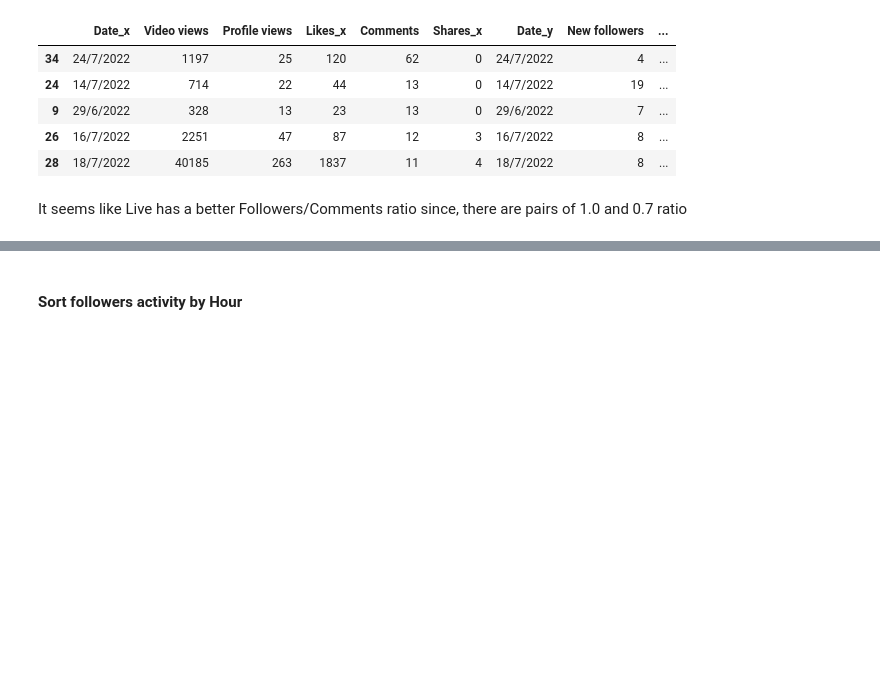
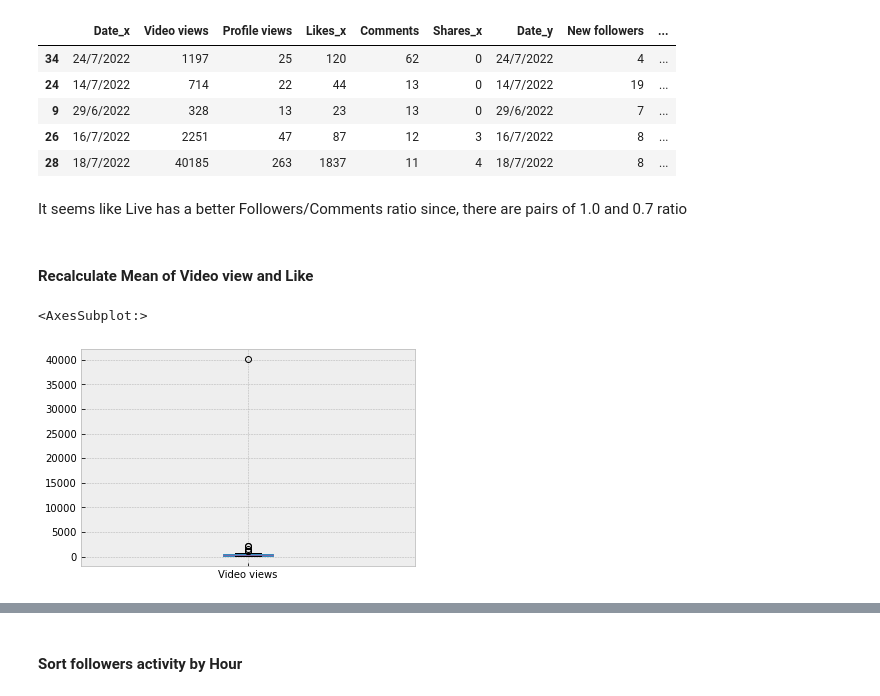
Before and after one commit to CoryMink/Tiktok_Projcect, a Jupyter notebook: Project_Final_PYT06.ipynb, the cells around one changed output, grey strips where cells are left out. Cells and saved outputs as stored; diff of their text form; code cells hidden in the pictures; blank space fills up the shorter version.

```diff
--- a/Project_Final_PYT06.ipynb
+++ b/Project_Final_PYT06.ipynb
@@ -170,3 +170,11 @@ complete.sort_values('Comments', ascending=False).head(5)
 | 28 | 18/7/2022 | 40185 | 263 | 1837 | 11 | 4 | 18/7/2022 | 8 | ... |
 # %% [markdown]
 It seems like Live has a better Followers/Comments ratio since, there are pairs of 1.0 and 0.7 ratio
+# %% [markdown]
+#### Recalculate Mean of Video view and Like
+# %%
+#Boxplot of Video views
+complete.boxplot(column = 'Video views')
+# %% [output]
+<AxesSubplot:>
+[figure, added]
```
Also changed, not shown: parts of 7 cells of this notebook.
